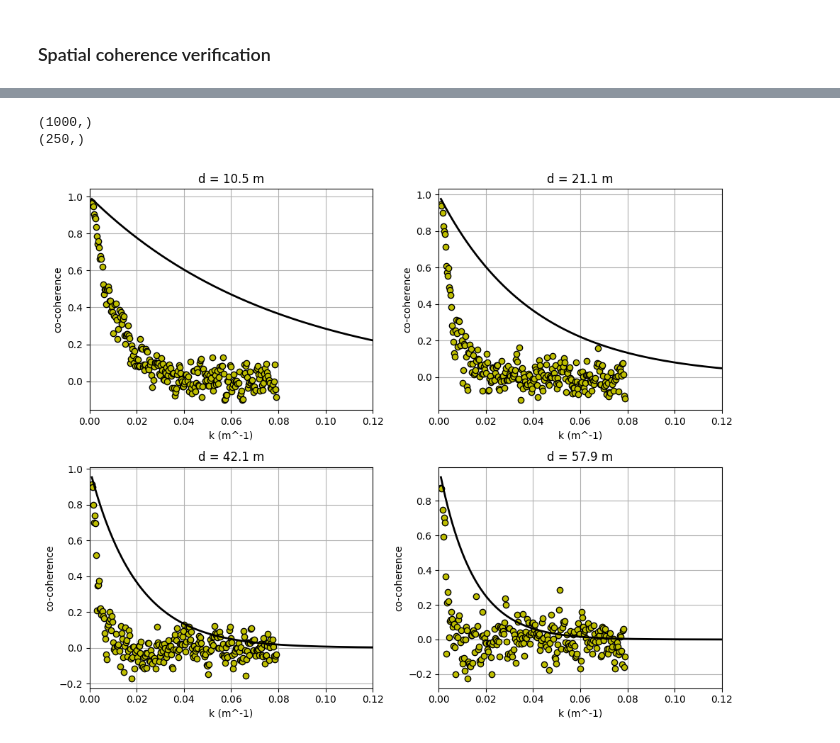
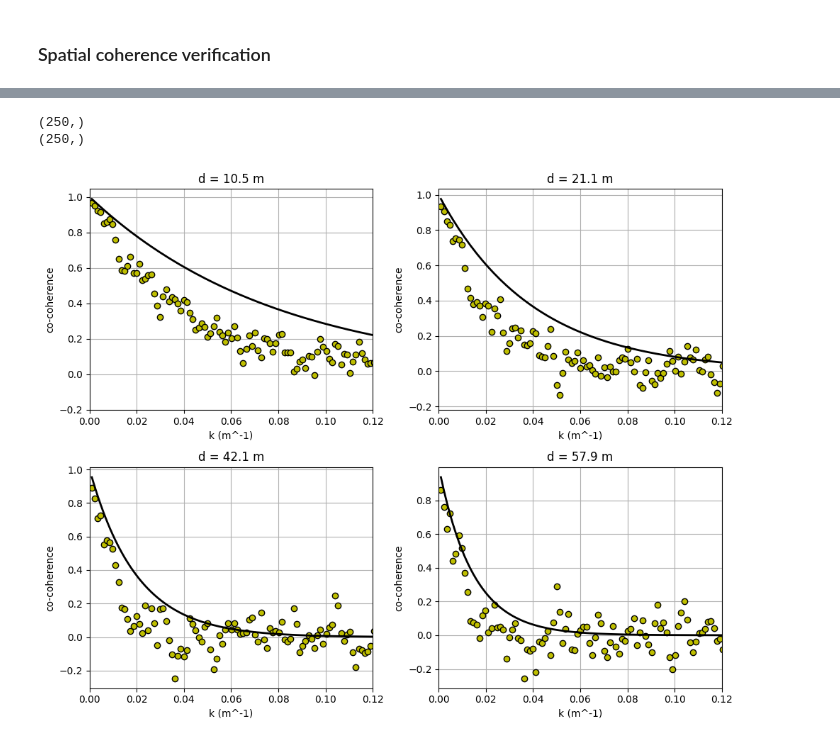
Before and after one commit to zwergon/yawisi, a Jupyter notebook: notebooks/karman_horizontal_line.ipynb, the cells around one changed output, grey strips where cells are left out. Cells and saved outputs as stored; diff of their text form; code cells hidden in the pictures.

Commit message:
correction to PSD and coherence plot

```diff
--- a/notebooks/karman_horizontal_line.ipynb
+++ b/notebooks/karman_horizontal_line.ipynb
@@ -244,17 +251,17 @@ plt.show()
 # %%
 from scipy.signal import detrend, csd
 
-def coherence(X, Y, Fs=0.2, WINDOW='hann', NPERSEG=None, NOVERLAP=None, NFFT=None):
+def coherence(X, Y, Fs=2, WINDOW='hann', NPERSEG=None, NOVERLAP=None, NFFT=None):
     # Get only the fluctuating part
     X = detrend(X, type='constant')
     Y = detrend(Y, type='constant')  # remove mean
 
     #Get cross spectrum
-    freq, pxy = csd(X, Y, fs=Fs, nperseg=NPERSEG, nfft=NFFT)
+    freq, pxy = csd(X, Y, fs=Fs, window=WINDOW, nperseg=NPERSEG, noverlap=NPERSEG//2, nfft=NFFT)
 
     # Get single point spectrum
-    _, pxx = csd(X, X, fs=Fs, window=WINDOW, nperseg=NPERSEG,  nfft=NFFT)
-    _, pyy = csd(Y, Y, fs=Fs, window=WINDOW, nperseg=NPERSEG,  nfft=NFFT)
+    _, pxx = csd(X, X, fs=Fs, window=WINDOW, nperseg=NPERSEG, noverlap=NPERSEG//2,  nfft=NFFT)
+    _, pyy = csd(Y, Y, fs=Fs, window=WINDOW, nperseg=NPERSEG, noverlap=NPERSEG//2,  nfft=NFFT)
 
     # Normalize the cross spectrum
     cocoh = np.real(pxy / np.sqrt(pxx * pyy))  # co-coherence
@@ -264,24 +293,25 @@ def coherence(X, Y, Fs=0.2, WINDOW='hann', NPERSEG=None, NOVERLAP=None, NFFT=Non
 # %%
 ts = wind_field.get_uvwt()
 u = ts[0]
+
+## parameters for numerical estimation of the co-coherence.
 Nblock = 6
-ntime = u.shape[0]
-Ncoh = int(round(ntime/Nblock))
-overlap = int(round(Ncoh /2))
-if overlap >= Ncoh:
-    overlap = Ncoh - 1
-NFFT = Ncoh
-fs = 0.2
-ysize = u.shape[1]
-cocoh = np.zeros((ysize, ysize, Ncoh // 2))
+Nsamples, N = u.shape[1], len(Time)
+Ncoh = int(round(N/Nblock))
+overlap = Ncoh//2
+dt = np.median(np.diff(Time))
+fs = 1/dt
+# fs = 2.5
+
+## Initializing co-coherence array
+cocoh = np.zeros((Nsamples, Nsamples, Ncoh // 2))
 
 ## computation of coherence using the function coherence
-for ii in range(ysize):
-    for jj in range(ysize):
-        coh, _, freq = coherence(u[:, ii, 0], u[:, jj, 0], Fs=0.2, NPERSEG=Ncoh, NOVERLAP=overlap, NFFT=NFFT)
+for ii in range(Nsamples):
+    for jj in range(Nsamples):
+        coh, _, freq = coherence(u[:, ii, 0], u[:, jj, 0], Fs=fs, NPERSEG=Ncoh, NOVERLAP=overlap, NFFT=Ncoh)
         # print(coh.shape)
         cocoh[ii, jj, :] = coh[:Ncoh//2]
-        # cocoh[ii, jj, :], _, freq = coherence(u[:, ii, :], u[:, jj, :], Fs=0.2, NPERSEG=Ncoh, NOVERLAP=overlap, NFFT=NFFT)
 
 
 ## computing distance matrix (and putting unique distance values in list uniqueDist)
@@ -292,9 +322,11 @@ distTarget = [10,20,40,60]
 # freq = np.linspace(0.003, 1, 1000)
 
 ## Averaging coherence
-cocoh = np.reshape(cocoh, (ysize*ysize, -1))
+cocoh = np.reshape(cocoh, (Nsamples*Nsamples, -1))
 meanCoCoh = np.zeros((len(np.unique(uniqueDist)), cocoh.shape[1]))
 
 for ii, dist in enumerate(np.unique(uniqueDist)):
     ind = np.where(np.round(y.flatten() * 100) / 100 == dist)[0]
+    print(ii, dist, cocoh[ind, :].shape)
     meanCoCoh[ii, :] = np.nanmean(cocoh[ind, :], axis=0)
+print(meanCoCoh.shape)
@@ -308,28 +360,27 @@ mean_u_jk = 0.5 * np.add.outer(umean.ravel(), umean.ravel())
 # %%
-freq = np.linspace(0.003, 1, 1000)
 k = 2 * np.pi * freq / 20
 
 print(freq.shape)
 print(meanCoCoh[0, :].reshape((meanCoCoh.shape[1],)).shape)
 
 
 fig, axs = plt.subplots(2, 2, figsize=(10, 8))
 for ii, target in enumerate(distTarget, 1):
     indDist = []
     ind = np.argmin(np.abs(uniqueDist - target))
     indDist.append(ind)
     ax = axs[(ii - 1) // 2, (ii - 1) % 2]
-    ax.plot(k[:meanCoCoh.shape[1]], meanCoCoh[indDist, :].reshape((meanCoCoh.shape[1],)), 'ko', markerfacecolor='y')
+    ax.plot(k, meanCoCoh[indDist, :].reshape((meanCoCoh.shape[1],)), 'ko', markerfacecolor='y')
     ax.plot(k, np.exp(-7.5 * y[0, ind] * freq / 20), 'k', linewidth=2)
     ax.set_title('d = {:.1f} m'.format(uniqueDist[ind]))
     ax.set_xlim([0, 0.12])
     ax.set_xlabel('k (m^-1)')
     ax.set_ylabel('co-coherence')
     ax.grid(True)
 
 plt.tight_layout()
 plt.show()
 # %% [output]
-(1000,)
 (250,)
+(250,)
-[figure, old version]
+[figure, new version]
```
Also changed, not shown: parts of 11 cells of this notebook.
